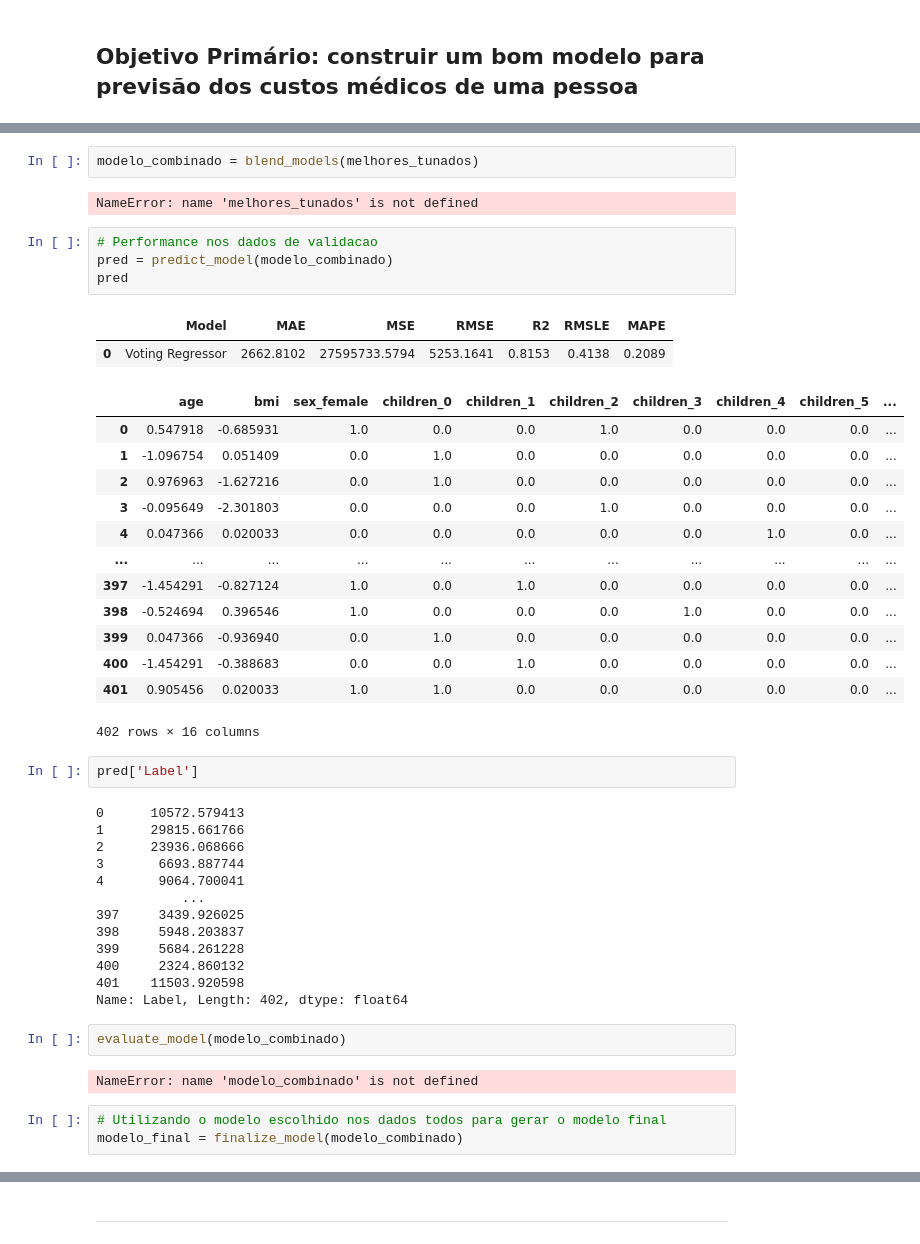
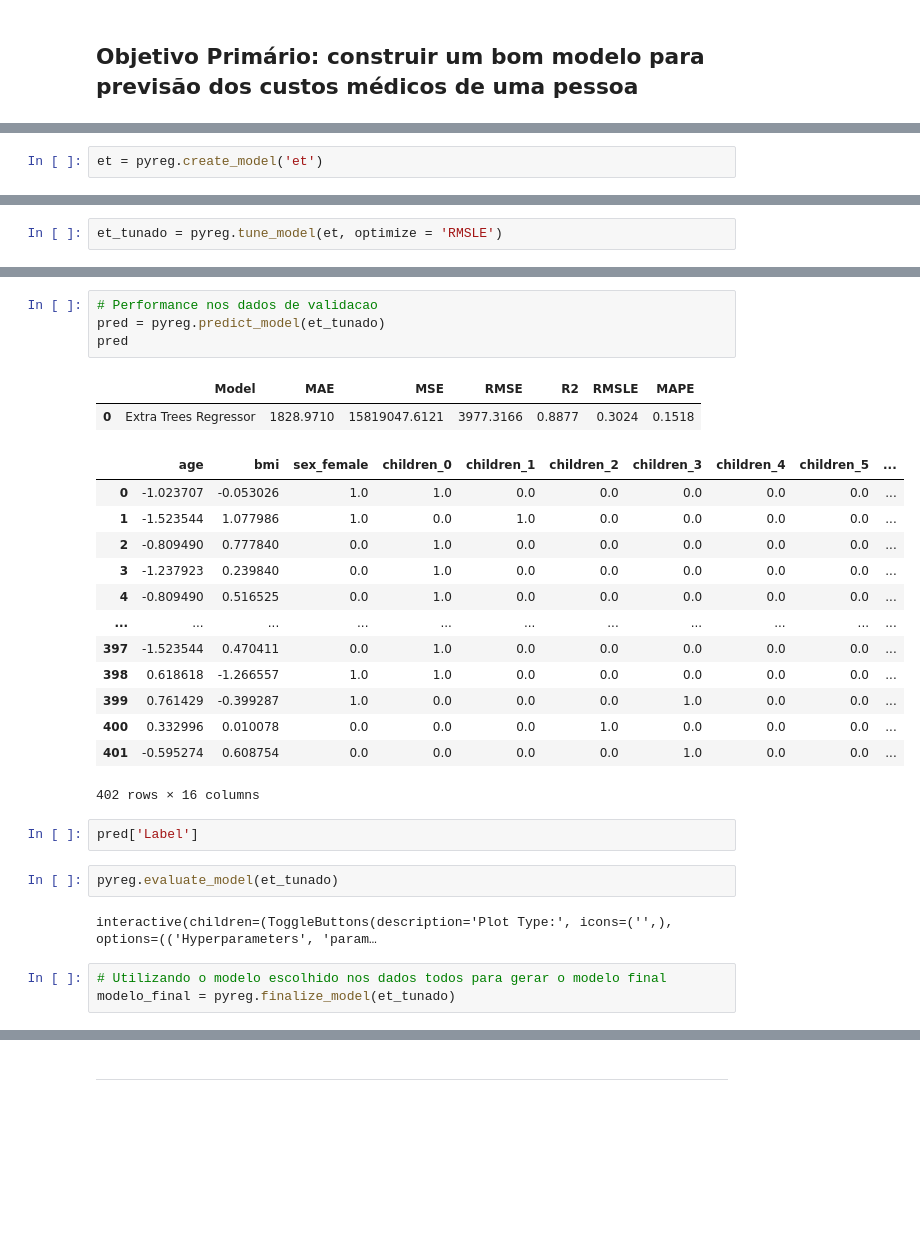
Before and after one commit to gitflai/DDS4, a Jupyter notebook: Aula 13 - DDS4 - Machine Learning com PyCaret.ipynb, the cells around one changed output, grey strips where cells are left out. Drawn from its saved outputs; the diff is of its cells as text; blank space fills up the shorter version.

```diff
--- a/Aula 13 - DDS4 - Machine Learning com PyCaret.ipynb
+++ b/Aula 13 - DDS4 - Machine Learning com PyCaret.ipynb
@@ -87,0 +196,2 @@ rf = create_model('rf')
+# %%
+et = pyreg.create_model('et')
@@ -87,0 +212,2 @@ rf = create_model('rf')
+# %%
+et_tunado = pyreg.tune_model(et, optimize = 'RMSLE')
@@ -179,46 +237,29 @@ for i in range(len(melhores)):
-# %%
-modelo_combinado = blend_models(melhores_tunados)
-# %% [output]
-NameError: name 'melhores_tunados' is not defined
 # %%
 # Performance nos dados de validacao
-pred = predict_model(modelo_combinado)
+pred = pyreg.predict_model(et_tunado)
 pred
 # %% [output]
 |  | Model | MAE | MSE | RMSE | R2 | RMSLE | MAPE |
-| 0 | Voting Regressor | 2662.8102 | 27595733.5794 | 5253.1641 | 0.8153 | 0.4138 | 0.2089 |
+| 0 | Extra Trees Regressor | 1828.9710 | 15819047.6121 | 3977.3166 | 0.8877 | 0.3024 | 0.1518 |
 |  | age | bmi | sex_female | children_0 | children_1 | children_2 | children_3 | children_4 | children_5 | ... |
-| 0 | 0.547918 | -0.685931 | 1.0 | 0.0 | 0.0 | 1.0 | 0.0 | 0.0 | 0.0 | ... |
-| 1 | -1.096754 | 0.051409 | 0.0 | 1.0 | 0.0 | 0.0 | 0.0 | 0.0 | 0.0 | ... |
-| 2 | 0.976963 | -1.627216 | 0.0 | 1.0 | 0.0 | 0.0 | 0.0 | 0.0 | 0.0 | ... |
-| 3 | -0.095649 | -2.301803 | 0.0 | 0.0 | 0.0 | 1.0 | 0.0 | 0.0 | 0.0 | ... |
-| 4 | 0.047366 | 0.020033 | 0.0 | 0.0 | 0.0 | 0.0 | 0.0 | 1.0 | 0.0 | ... |
+| 0 | -1.023707 | -0.053026 | 1.0 | 1.0 | 0.0 | 0.0 | 0.0 | 0.0 | 0.0 | ... |
+| 1 | -1.523544 | 1.077986 | 1.0 | 0.0 | 1.0 | 0.0 | 0.0 | 0.0 | 0.0 | ... |
+| 2 | -0.809490 | 0.777840 | 0.0 | 1.0 | 0.0 | 0.0 | 0.0 | 0.0 | 0.0 | ... |
+| 3 | -1.237923 | 0.239840 | 0.0 | 1.0 | 0.0 | 0.0 | 0.0 | 0.0 | 0.0 | ... |
+| 4 | -0.809490 | 0.516525 | 0.0 | 1.0 | 0.0 | 0.0 | 0.0 | 0.0 | 0.0 | ... |
 | ... | ... | ... | ... | ... | ... | ... | ... | ... | ... | ... |
-| 397 | -1.454291 | -0.827124 | 1.0 | 0.0 | 1.0 | 0.0 | 0.0 | 0.0 | 0.0 | ... |
-| 398 | -0.524694 | 0.396546 | 1.0 | 0.0 | 0.0 | 0.0 | 1.0 | 0.0 | 0.0 | ... |
-| 399 | 0.047366 | -0.936940 | 0.0 | 1.0 | 0.0 | 0.0 | 0.0 | 0.0 | 0.0 | ... |
-| 400 | -1.454291 | -0.388683 | 0.0 | 0.0 | 1.0 | 0.0 | 0.0 | 0.0 | 0.0 | ... |
-| 401 | 0.905456 | 0.020033 | 1.0 | 1.0 | 0.0 | 0.0 | 0.0 | 0.0 | 0.0 | ... |
+| 397 | -1.523544 | 0.470411 | 0.0 | 1.0 | 0.0 | 0.0 | 0.0 | 0.0 | 0.0 | ... |
+| 398 | 0.618618 | -1.266557 | 1.0 | 1.0 | 0.0 | 0.0 | 0.0 | 0.0 | 0.0 | ... |
+| 399 | 0.761429 | -0.399287 | 1.0 | 0.0 | 0.0 | 0.0 | 1.0 | 0.0 | 0.0 | ... |
+| 400 | 0.332996 | 0.010078 | 0.0 | 0.0 | 0.0 | 1.0 | 0.0 | 0.0 | 0.0 | ... |
+| 401 | -0.595274 | 0.608754 | 0.0 | 0.0 | 0.0 | 0.0 | 1.0 | 0.0 | 0.0 | ... |
 402 rows × 16 columns
 # %%
 pred['Label']
-# %% [output]
-0      10572.579413
-1      29815.661766
-2      23936.068666
-3       6693.887744
-4       9064.700041
-           ...
-397     3439.926025
-398     5948.203837
-399     5684.261228
-400     2324.860132
-401    11503.920598
-Name: Label, Length: 402, dtype: float64
-# %%
-evaluate_model(modelo_combinado)
-# %% [output]
-NameError: name 'modelo_combinado' is not defined
+# %%
+pyreg.evaluate_model(et_tunado)
+# %% [output]
+interactive(children=(ToggleButtons(description='Plot Type:', icons=('',), options=(('Hyperparameters', 'param…
 # %%
 # Utilizando o modelo escolhido nos dados todos para gerar o modelo final
-modelo_final = finalize_model(modelo_combinado)
+modelo_final = pyreg.finalize_model(et_tunado)
```
Also changed, not shown: parts of 51 cells of this notebook.
